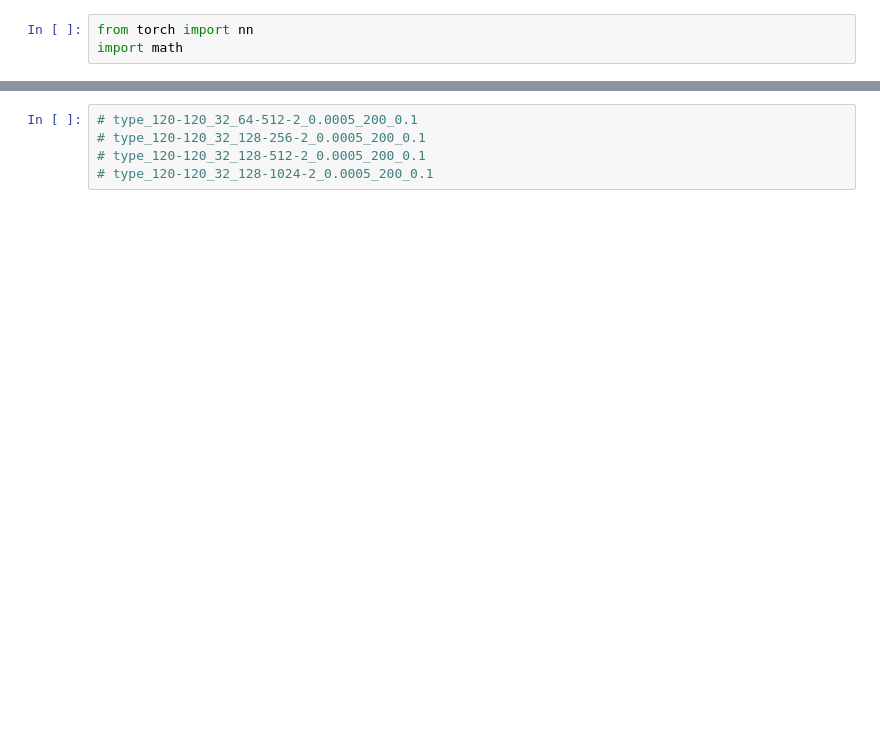
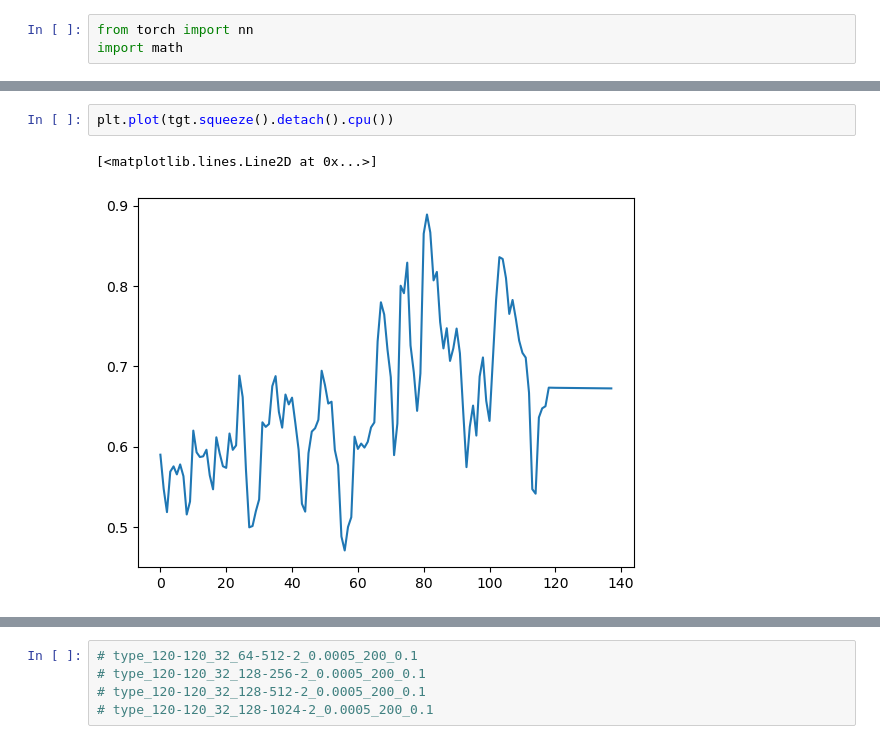
Before and after one commit to qja1998/co2_forecast, a Jupyter notebook: transformer/test_notebook/train_transformer_full.ipynb, the cells around one changed output, grey strips where cells are left out. Drawn from its saved outputs; the diff is of its cells as text; blank space fills up the shorter version.

```diff
--- a/transformer/test_notebook/train_transformer_full.ipynb
+++ b/transformer/test_notebook/train_transformer_full.ipynb
@@ -322,0 +480,5 @@ torch.Size([3983, 2, 2, 61])
+# %%
+plt.plot(tgt.squeeze().detach().cpu())
+# %% [output]
+[<matplotlib.lines.Line2D at 0x...>]
+[figure, added]
```
Also changed, not shown: parts of 29 cells of this notebook, 5 other files.
